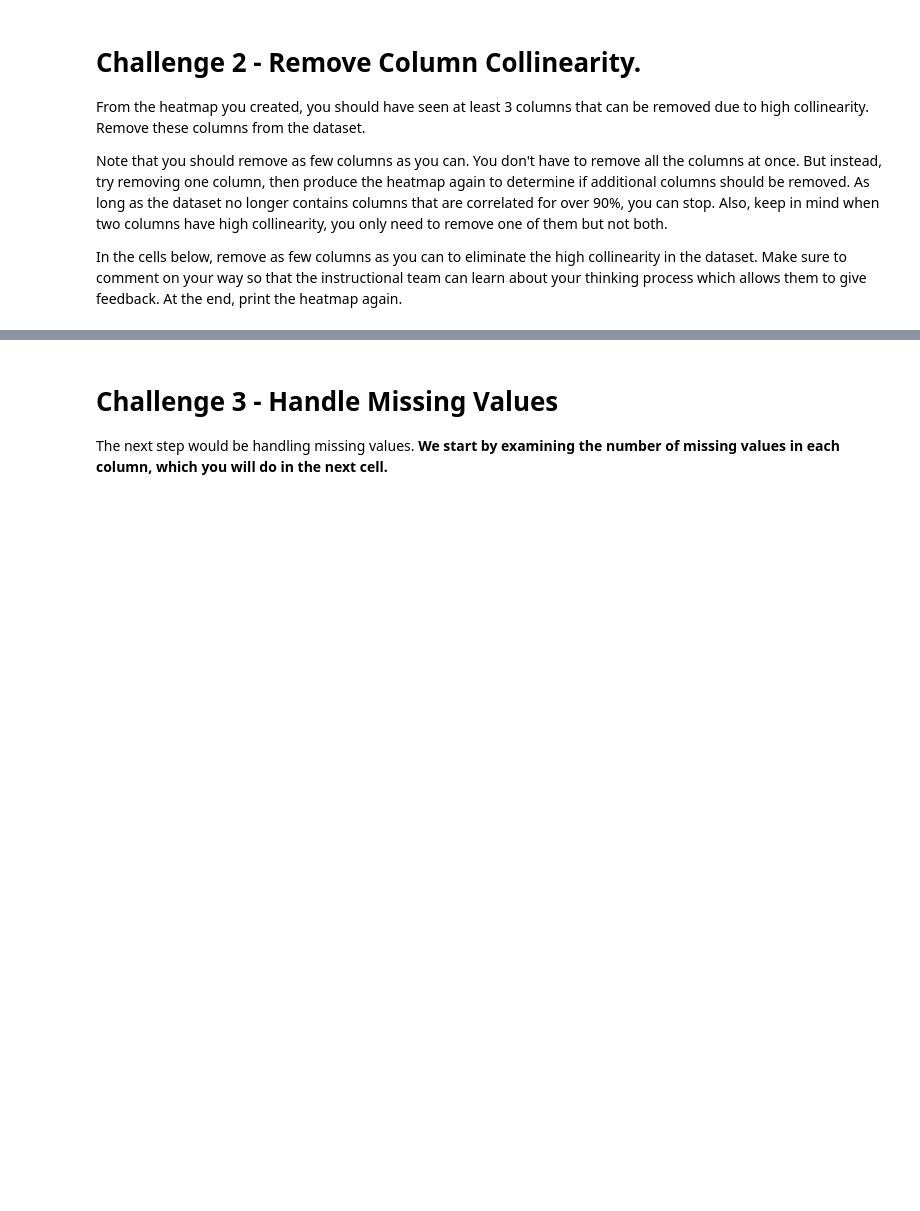
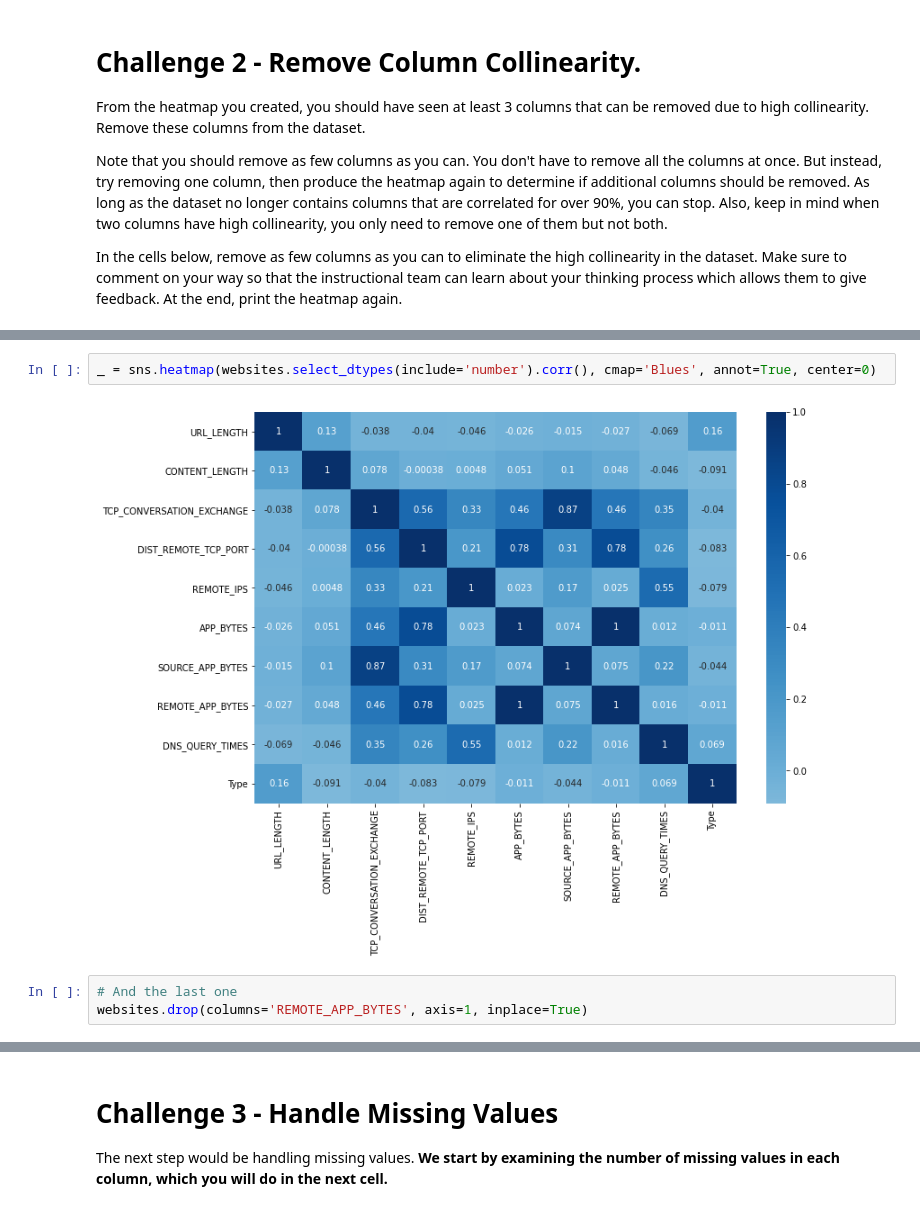
Before and after one commit to ta-datapt-bcn/lab-supervised-learning, a Jupyter notebook: your-code/main.ipynb, the cells around one changed output, grey strips where cells are left out. Saved outputs shown, nothing was run; the diff lists cells and outputs as text; blank space fills up the shorter version.

```diff
--- a/your-code/main.ipynb
+++ b/your-code/main.ipynb
@@ -70,0 +214,7 @@ In the cells below, remove as few columns as you can to eliminate the high colli
+# %%
+_ = sns.heatmap(websites.select_dtypes(include='number').corr(), cmap='Blues', annot=True, center=0)
+# %% [output]
+[figure, added]
+# %%
+# And the last one
+websites.drop(columns='REMOTE_APP_BYTES', axis=1, inplace=True)
```
Also changed, not shown: parts of 93 cells of this notebook, 1 other file.
